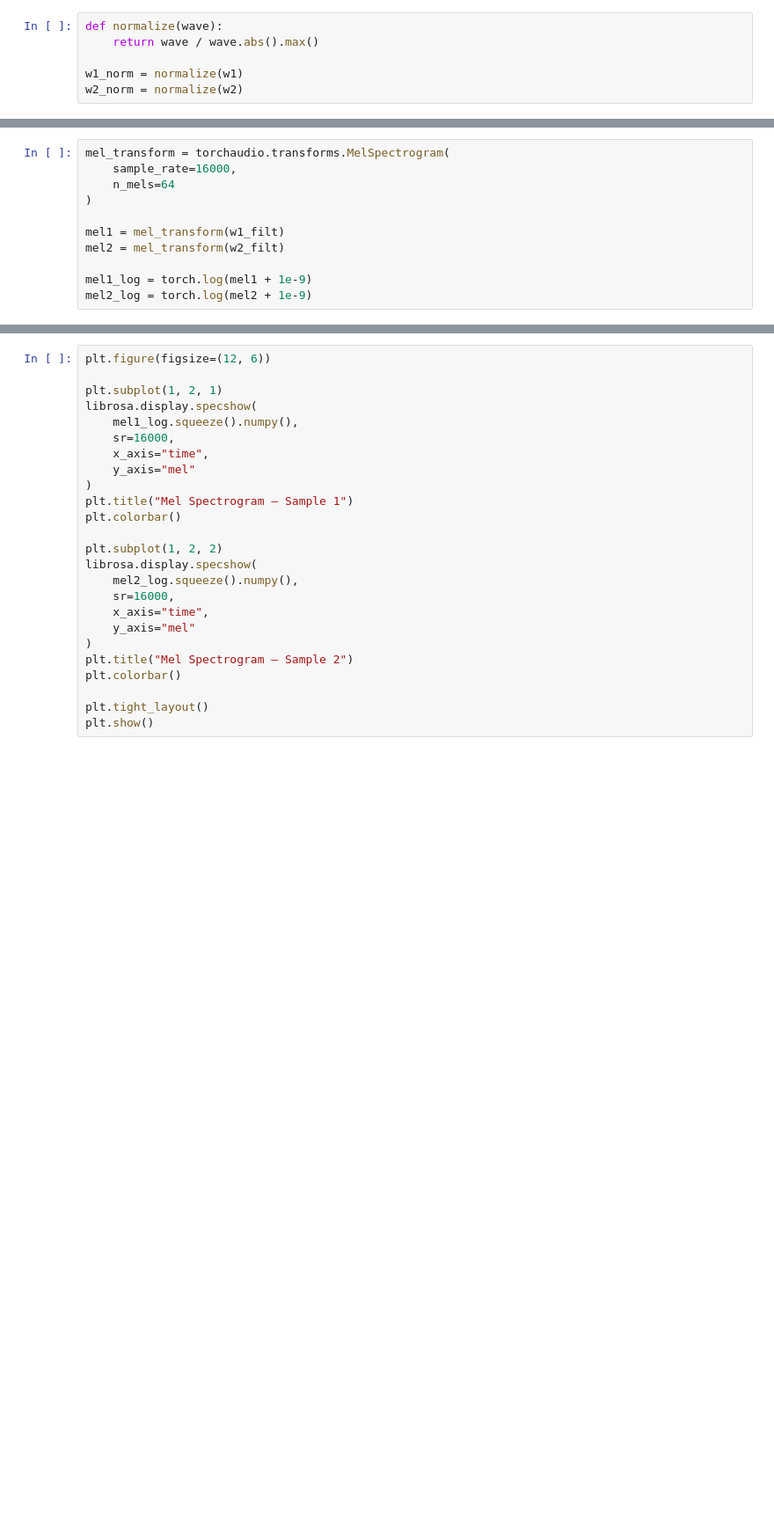
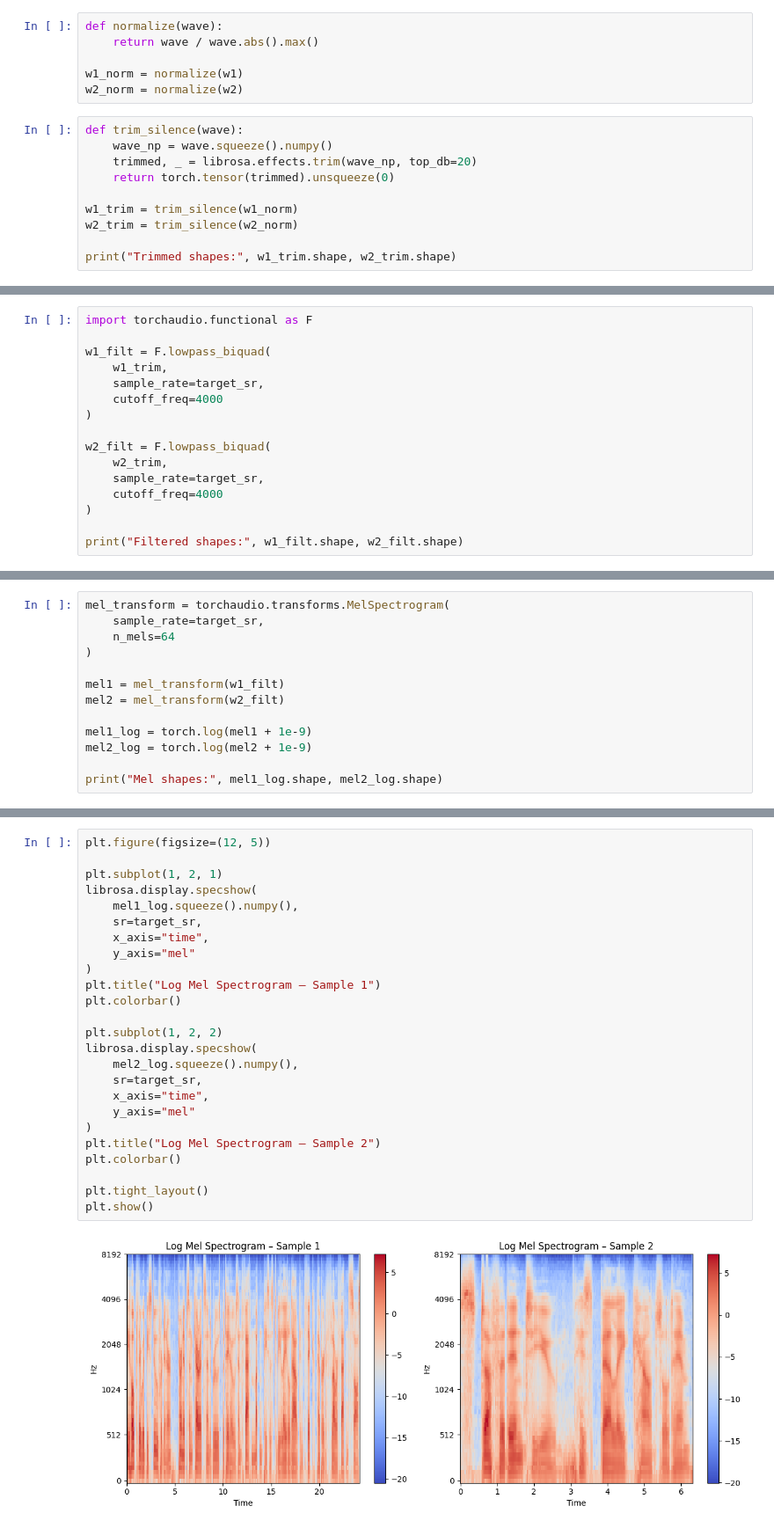
Before and after one commit to atifkhawaja01/speech-preprocessing-pipeline, a Jupyter notebook: audio_preprocessing.ipynb, the cells around one changed output, grey strips where cells are left out. Shown at 88% size. Saved outputs shown, nothing was run; the diff lists cells and outputs as text; blank space fills up the shorter version.

```diff
--- a/audio_preprocessing.ipynb
+++ b/audio_preprocessing.ipynb
@@ -36,3 +73,13 @@ def normalize(wave):
 
 w1_norm = normalize(w1)
 w2_norm = normalize(w2)
+# %%
+def trim_silence(wave):
+    wave_np = wave.squeeze().numpy()
+    trimmed, _ = librosa.effects.trim(wave_np, top_db=20)
+    return torch.tensor(trimmed).unsqueeze(0)
+
+w1_trim = trim_silence(w1_norm)
+w2_trim = trim_silence(w2_norm)
+
+print("Trimmed shapes:", w1_trim.shape, w2_trim.shape)
@@ -38,0 +88,16 @@ w2_norm = normalize(w2)
+# %%
+import torchaudio.functional as F
+
+w1_filt = F.lowpass_biquad(
+    w1_trim,
+    sample_rate=target_sr,
+    cutoff_freq=4000
+)
+
+w2_filt = F.lowpass_biquad(
+    w2_trim,
+    sample_rate=target_sr,
+    cutoff_freq=4000
+)
+
+print("Filtered shapes:", w1_filt.shape, w2_filt.shape)
@@ -60,6 +129,6 @@ plt.show()
 # %%
 mel_transform = torchaudio.transforms.MelSpectrogram(
-    sample_rate=16000,
+    sample_rate=target_sr,
     n_mels=64
 )
 
@@ -68,3 +137,5 @@ mel2 = mel_transform(w2_filt)
 
 mel1_log = torch.log(mel1 + 1e-9)
 mel2_log = torch.log(mel2 + 1e-9)
+
+print("Mel shapes:", mel1_log.shape, mel2_log.shape)
@@ -71,25 +144,27 @@ mel2_log = torch.log(mel2 + 1e-9)
 # %%
-plt.figure(figsize=(12, 6))
+plt.figure(figsize=(12, 5))
 
 plt.subplot(1, 2, 1)
 librosa.display.specshow(
     mel1_log.squeeze().numpy(),
-    sr=16000,
+    sr=target_sr,
     x_axis="time",
     y_axis="mel"
 )
-plt.title("Mel Spectrogram – Sample 1")
+plt.title("Log Mel Spectrogram – Sample 1")
 plt.colorbar()
 
 plt.subplot(1, 2, 2)
 librosa.display.specshow(
     mel2_log.squeeze().numpy(),
-    sr=16000,
+    sr=target_sr,
     x_axis="time",
     y_axis="mel"
 )
-plt.title("Mel Spectrogram – Sample 2")
+plt.title("Log Mel Spectrogram – Sample 2")
 plt.colorbar()
 
 plt.tight_layout()
 plt.show()
+# %% [output]
+[figure, added]
```
Also changed, not shown: parts of 14 cells of this notebook.
